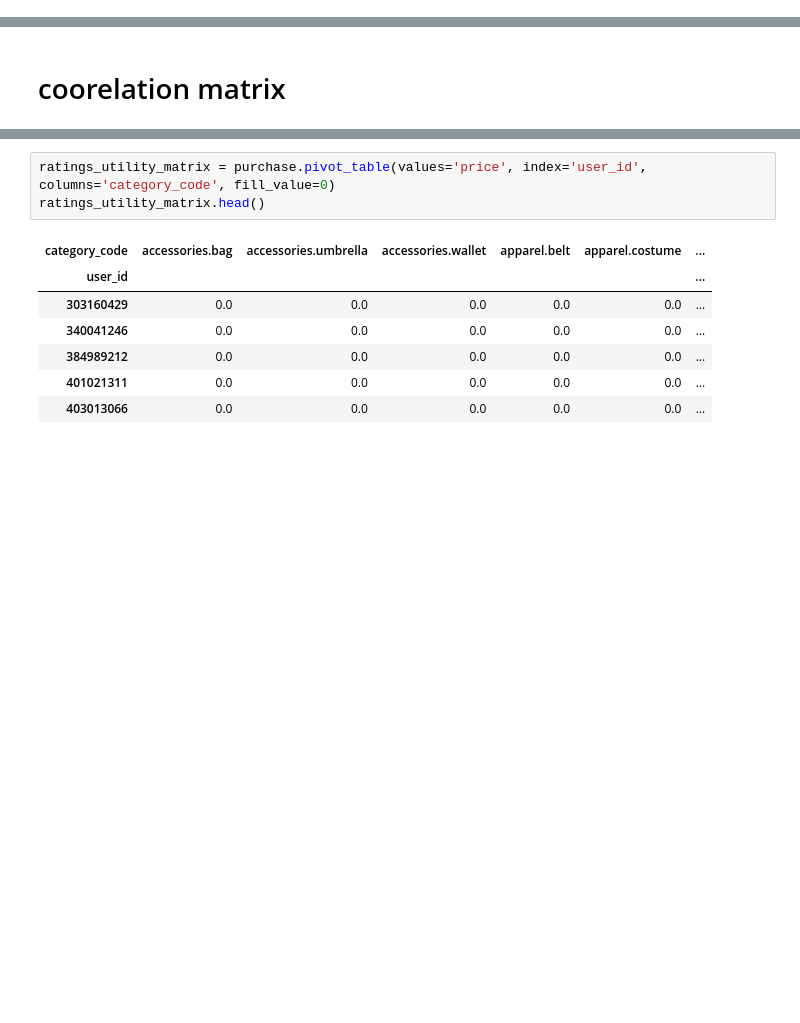
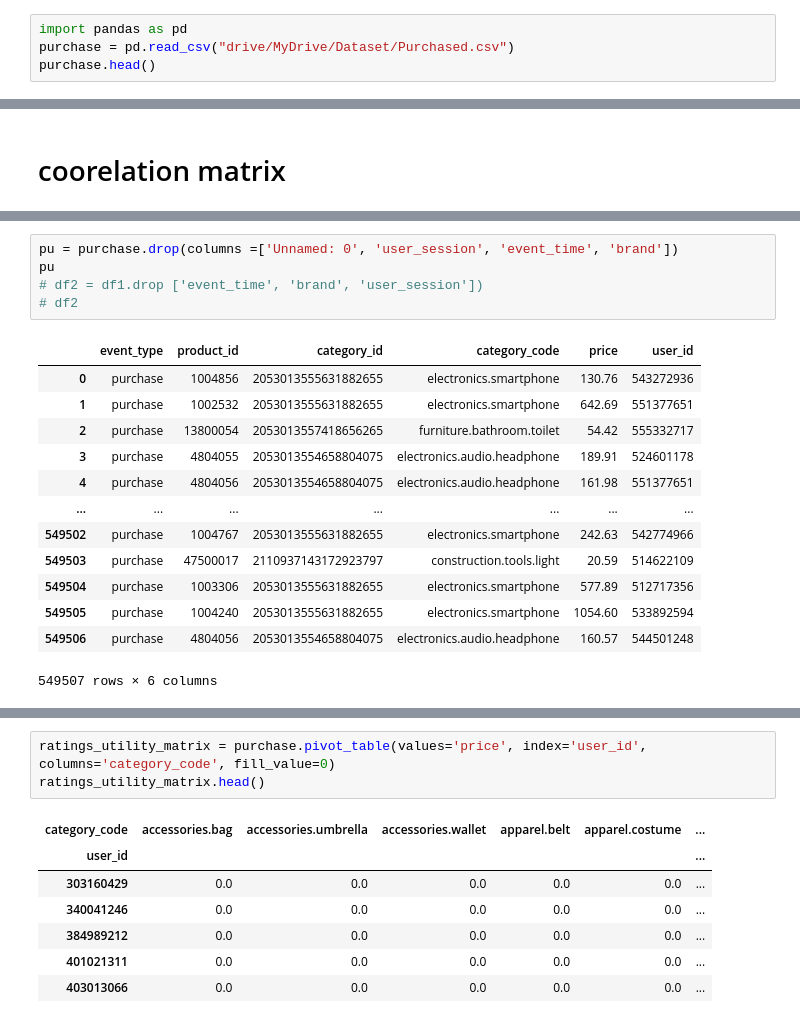
Before and after one commit to Senoirpro/Product-recommendation-for-e-commerce, a Jupyter notebook: senoir.ipynb, the cells around one changed output, grey strips where cells are left out. Drawn from its saved outputs; the diff is of its cells as text; blank space fills up the shorter version.

```diff
--- a/senoir.ipynb
+++ b/senoir.ipynb
@@ -572,0 +575,4 @@ ratings_utility_matrix.head()
+# %%
+import pandas as pd
+purchase = pd.read_csv("drive/MyDrive/Dataset/Purchased.csv")
+purchase.head()
@@ -574,0 +693,19 @@ ratings_utility_matrix.head()
+# %%
+pu = purchase.drop(columns =['Unnamed: 0', 'user_session', 'event_time', 'brand'])
+pu
+# df2 = df1.drop ['event_time', 'brand', 'user_session'])
+# df2
+# %% [output]
+|  | event_type | product_id | category_id | category_code | price | user_id |
+| 0 | purchase | 1004856 | 2053013555631882655 | electronics.smartphone | 130.76 | 543272936 |
+| 1 | purchase | 1002532 | 2053013555631882655 | electronics.smartphone | 642.69 | 551377651 |
+| 2 | purchase | 13800054 | 2053013557418656265 | furniture.bathroom.toilet | 54.42 | 555332717 |
+| 3 | purchase | 4804055 | 2053013554658804075 | electronics.audio.headphone | 189.91 | 524601178 |
+| 4 | purchase | 4804056 | 2053013554658804075 | electronics.audio.headphone | 161.98 | 551377651 |
+| ... | ... | ... | ... | ... | ... | ... |
+| 549502 | purchase | 1004767 | 2053013555631882655 | electronics.smartphone | 242.63 | 542774966 |
+| 549503 | purchase | 47500017 | 2110937143172923797 | construction.tools.light | 20.59 | 514622109 |
+| 549504 | purchase | 1003306 | 2053013555631882655 | electronics.smartphone | 577.89 | 512717356 |
+| 549505 | purchase | 1004240 | 2053013555631882655 | electronics.smartphone | 1054.60 | 533892594 |
+| 549506 | purchase | 4804056 | 2053013554658804075 | electronics.audio.headphone | 160.57 | 544501248 |
+549507 rows × 6 columns
```
Also changed, not shown: parts of 22 cells of this notebook.
